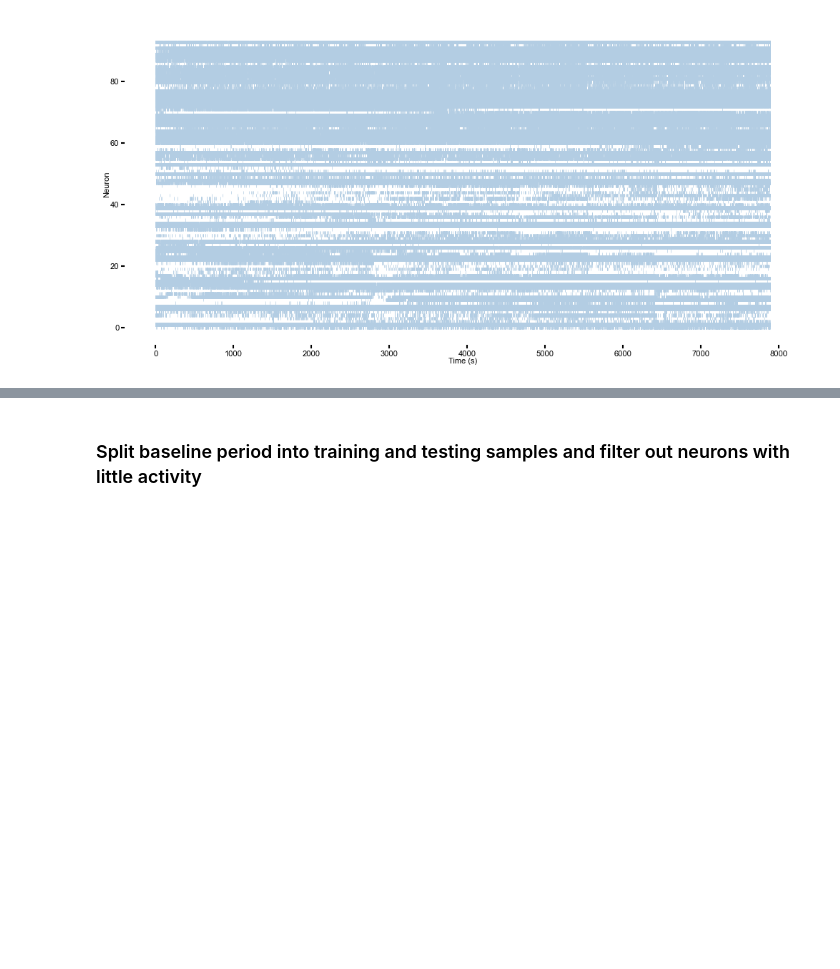
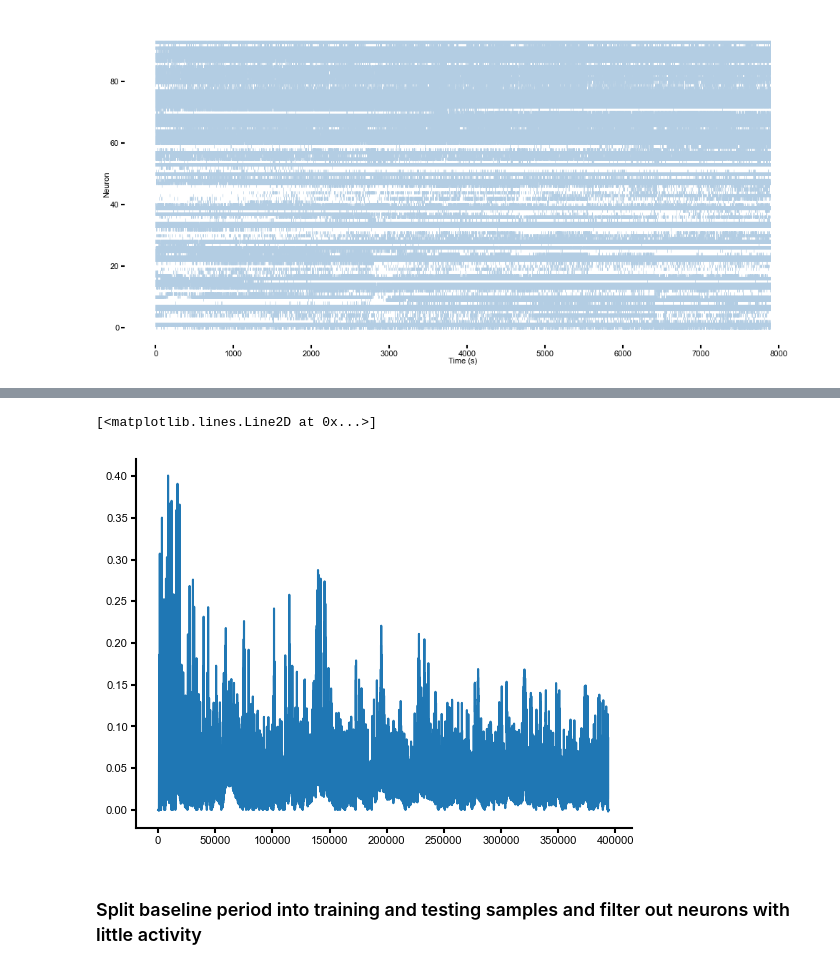
Before and after one commit to Matthijspals/mnm, a Jupyter notebook: train_scripts/recordings/compare_models.ipynb, the cells around one changed output, grey strips where cells are left out. Drawn from its saved outputs; the diff is of its cells as text; code cells hidden in the pictures; blank space fills up the shorter version.

```diff
--- a/train_scripts/recordings/compare_models.ipynb
+++ b/train_scripts/recordings/compare_models.ipynb
@@ -108,6 +129,11 @@ trials_df.head()
 | 2 | 3 | 712.516267 | ODOR-ON_1 | NaN | 713.060933 | NaN | NaN | NaN | Odor | 723.054933 | NaN | ... |
 | 3 | 4 | 753.399467 | PAUSE_120 | NaN | NaN | NaN | NaN | NaN | NaN | NaN | NaN | ... |
 | 4 | 5 | 875.153067 | TONE_1_LAG_500_REW_1_LAG_2000_VAC... | 875.656533 | 877.389600 | 879.399833 | NaN | NaN | REW_1 | NaN | NaN | ... |
+# %%
+plt.plot(neuromod_activity)
+# %% [output]
+[<matplotlib.lines.Line2D at 0x...>]
+[figure, added]
 # %% [markdown]
 ### Split baseline period into training and testing samples and filter out neurons with little activity
 # %%
```
Also changed, not shown: parts of 41 cells of this notebook, 4 other files.
